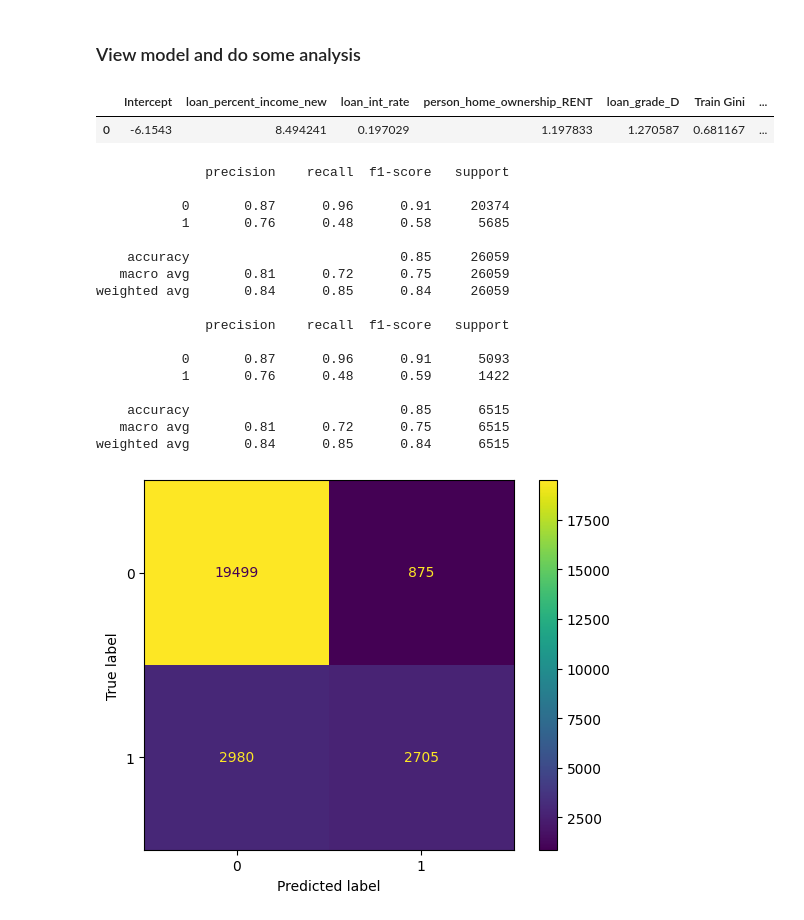
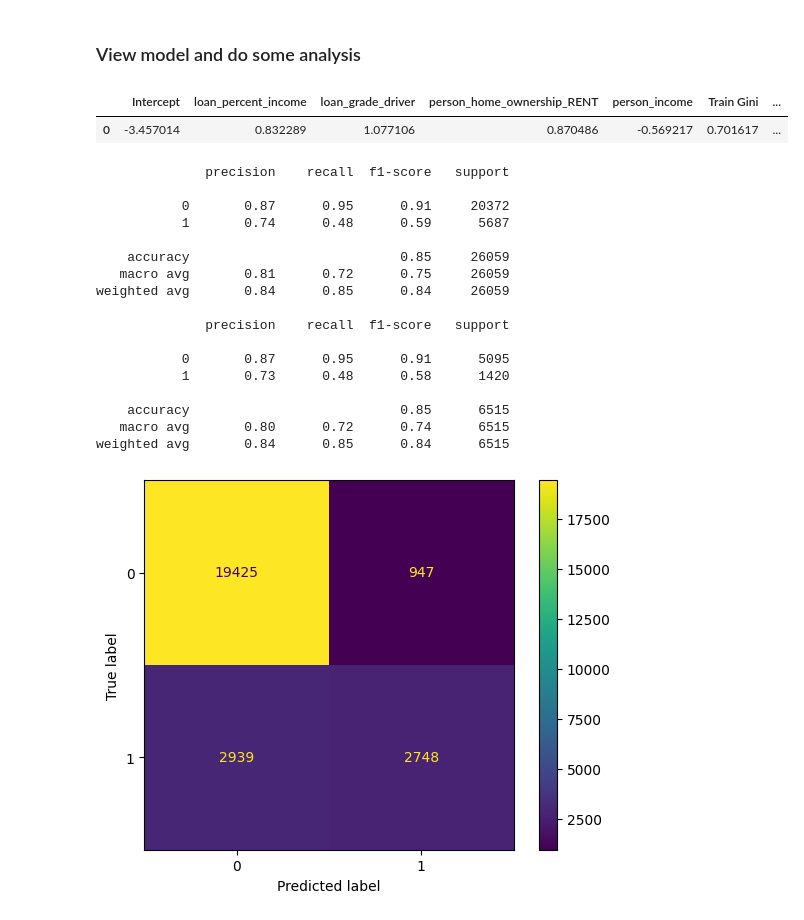
Before and after one commit to shemkatz/credit_risk, a Jupyter notebook: notebook.ipynb, the cells around one changed output. Drawn from its saved outputs; the diff is of its cells as text; code cells hidden in the pictures.

```diff
--- a/notebook.ipynb
+++ b/notebook.ipynb
@@ -338,6 +384,9 @@ df_model = df_clean.copy()
 # %% [markdown]
 ### Categorical drivers
 # %%
+#It also makes sense to make one numerical column from loan_grade, as we know A, B C, is a linear order in terms of risk
+df_model["loan_grade_driver"] = df_model["loan_grade"].apply(lambda x: ord(x) - ord("A"))
+
 #For each categorical variable, lets make a dummy variable for each category
 df_model = pd.get_dummies(df_model, columns = c_vars, dtype=float)
 # %% [markdown]
@@ -545,8 +591,7 @@ riskdriver_num_columns = [
     'loan_amnt',
     'loan_int_rate',
     'loan_percent_income',
-    'cb_person_cred_hist_length',
-    'loan_percent_income_new']
+    'cb_person_cred_hist_length']
 
 riskdriver_cat_columns = [
     'person_home_ownership_MORTGAGE',
@@ -570,7 +615,8 @@ riskdriver_cat_columns = [
     'cb_person_default_on_file_Y',
     'person_income_bucket',
     'loan_amnt_bucket',
-    'loan_percent_income_bucket']
+    'loan_percent_income_bucket',
+    'loan_grade_driver']
 
 target_column = ["loan_status"]
 # %% [markdown]
@@ -826,7 +907,7 @@ sns.heatmap(corr, mask=mask, cmap=cmap, vmax=.3, center=0,
 def remove_correlated_features(df, corr_matrix, gini_df, threshold=0.5):
     """
     Remove correlated features based on a correlation matrix and a threshold value.
-    If two features are correlated above the threshold, the one with the lower Gini coefficient is removed"
+    If two features are correlated above the threshold, the one with the lower Gini coefficient is removed.
     """
 
     # Create a copy of the correlation matrix
@@ -835,11 +916,14 @@ def remove_correlated_features(df, corr_matrix, gini_df, threshold=0.5):
     # Get the list of features to remove
     features_to_remove = []
 
+    print("\n### Identifying Correlated Features ###\n")
+
     # Iterate through the columns of the correlation matrix
     for i, col in enumerate(corr_matrix.columns):
         for j in range(i+1, len(corr_matrix.columns)):
             # Check if the correlation is above the threshold
-            if abs(corr_matrix.iloc[i, j]) > threshold:
+            correlation = corr_matrix.iloc[i, j]
+            if abs(correlation) > threshold:
                 # Get the feature names
                 feature_i = corr_matrix.columns[i]
                 feature_j = corr_matrix.columns[j]
@@ -851,8 +935,15 @@ def remove_correlated_features(df, corr_matrix, gini_df, threshold=0.5):
                 # Determine which feature to remove based on the Gini coefficient
                 if gini_i > gini_j:
                     features_to_remove.append(feature_j)
+                    removed = feature_j
                 else:
                     features_to_remove.append(feature_i)
+                    removed = feature_i
+
+                # Print details
+                print(f"Considering: {feature_i} & {feature_j} | Correlation: {correlation:.4f}")
+                print(f"Gini {feature_i}: {gini_i:.4f}, Gini {feature_j}: {gini_j:.4f}")
+                print(f"Removing: {removed}\n")
 
     return list(set(features_to_remove))
 
@@ -963,49 +1164,61 @@ Stopping: No remaining driver adds more than 0.0100 Gini.
 # %% [markdown]
 ### View model and do some analysis
 # %%
+selected_cat_columns = [c for c in selected_riskdrivers if c in riskdriver_cat_columns]
+selected_num_columns = [c for c in selected_riskdrivers if c in riskdriver_num_columns]
+
 #We want to train the model on the train data and apply it to the test set to see performance on unseen data
+
+#First use StandardScaler to scale the numerical variables
+# Apply StandardScaler to the selected features
+scaled_train_df = train.copy()
+scaled_test_df = test.copy()
+
+scaler = StandardScaler()
+scaled_train_df[selected_num_columns] = scaler.fit_transform(scaled_train_df[selected_num_columns])
+scaled_test_df[selected_num_columns] = scaler.transform(scaled_test_df[selected_num_columns])
 
 model = LogisticRegression(solver='liblinear')
 
-model.fit(train[selected_riskdrivers], train[target_column[0]])
+model.fit(scaled_train_df[selected_cat_columns + selected_num_columns], train[target_column[0]])
 
-train_probs = model.predict_proba(train[selected_riskdrivers])[:, 1]
-test_probs = model.predict_proba(test[selected_riskdrivers])[:, 1]
+train_probs = model.predict_proba(scaled_train_df[selected_cat_columns + selected_num_columns])[:, 1]
+test_probs = model.predict_proba(scaled_test_df[selected_cat_columns + selected_num_columns])[:, 1]
 
-train_preds = model.predict(train[selected_riskdrivers])
-test_preds = model.predict(test[selected_riskdrivers])
+train_preds = model.predict(scaled_train_df[selected_cat_columns + selected_num_columns])
+test_preds = model.predict(scaled_test_df[selected_cat_columns + selected_num_columns])
 
 auc_train = roc_auc_score(train[target_column[0]], train_probs)
 gini_train = gini_from_auc(auc_train)
 
 auc_test = roc_auc_score(test[target_column[0]], test_probs)
 gini_test = gini_from_auc(auc_test)
 
 intercept = model.intercept_[0]
 coefficients = model.coef_[0]
 
 model_df = pd.DataFrame()
 
 model_df["Intercept"] = [intercept]
 for i, c in enumerate(selected_riskdrivers):
     model_df[c] = [coefficients[i]]
 model_df["Train Gini"] = [gini_train]
 model_df["Test Gini"] = [gini_test]
 
 model_df
 # %% [output]
-|  | Intercept | loan_percent_income_new | loan_int_rate | person_home_ownership_RENT | loan_grade_D | Train Gini | ... |
-| 0 | -6.1543 | 8.494241 | 0.197029 | 1.197833 | 1.270587 | 0.681167 | ... |
+|  | Intercept | loan_percent_income | loan_grade_driver | person_home_ownership_RENT | person_income | Train Gini | ... |
+| 0 | -3.457014 | 0.832289 | 1.077106 | 0.870486 | -0.569217 | 0.701617 | ... |
 # %%
 from sklearn.metrics import classification_report
 
-print(classification_report(train[target_column[0]], train_preds))
-print(classification_report(test[target_column[0]], test_preds))
+print(classification_report(scaled_train_df[target_column[0]], train_preds))
+print(classification_report(scaled_test_df[target_column[0]], test_preds))
 # %% [output]
               precision    recall  f1-score   support
 
-           0       0.87      0.96      0.91     20374
-           1       0.76      0.48      0.58      5685
+           0       0.87      0.95      0.91     20372
+           1       0.74      0.48      0.59      5687
 
     accuracy                           0.85     26059
    macro avg       0.81      0.72      0.75     26059
@@ -1013,11 +1226,11 @@ weighted avg       0.84      0.85      0.84     26059
 
               precision    recall  f1-score   support
 
-           0       0.87      0.96      0.91      5093
-           1       0.76      0.48      0.59      1422
+           0       0.87      0.95      0.91      5095
+           1       0.73      0.48      0.58      1420
 
     accuracy                           0.85      6515
-   macro avg       0.81      0.72      0.75      6515
+   macro avg       0.80      0.72      0.74      6515
 weighted avg       0.84      0.85      0.84      6515
 # %%
 from sklearn.metrics import confusion_matrix, ConfusionMatrixDisplay
```
Also changed, not shown: parts of 37 cells of this notebook.
